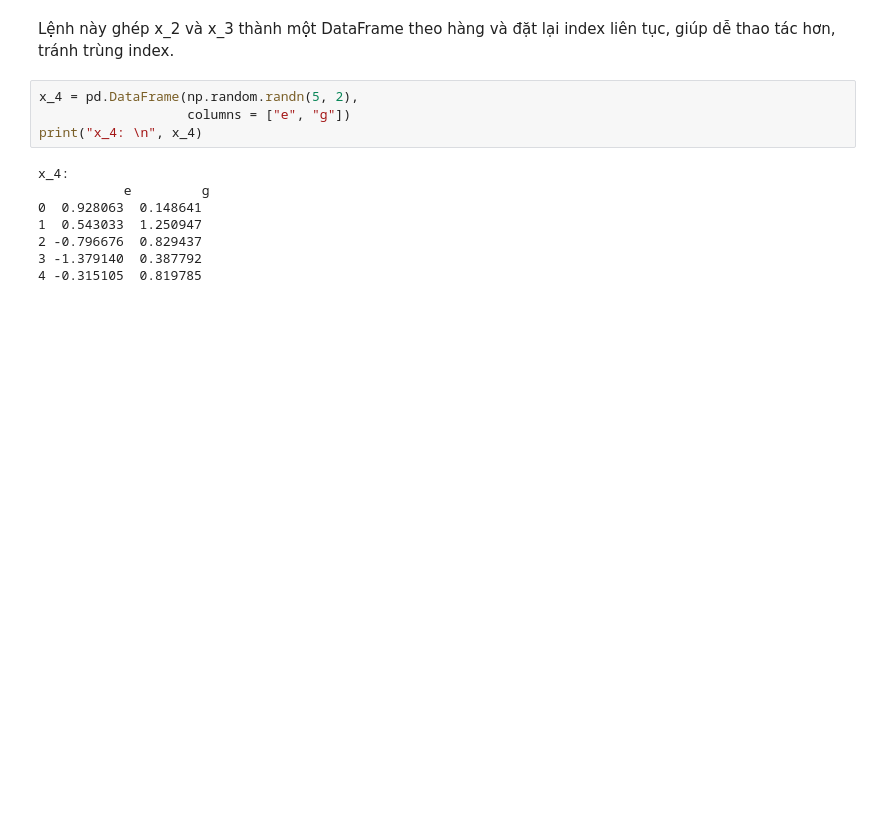
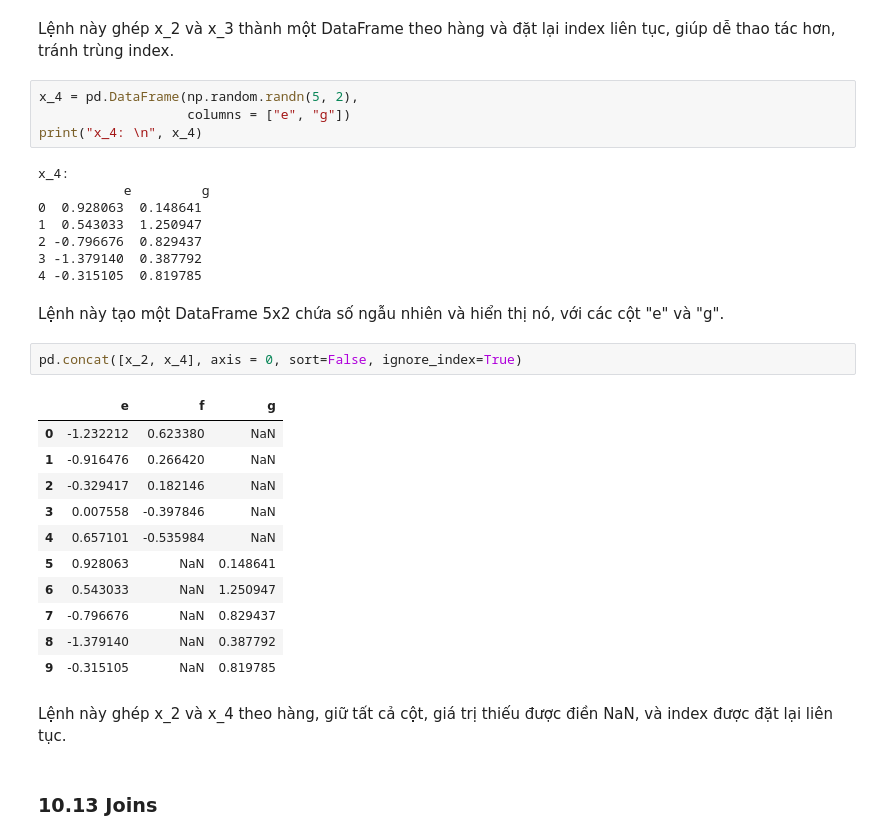
Before and after one commit to baotram19/UEH-KTLT-ECO25, a Jupyter notebook: Python_for_economists/Chapter_10.ipynb, the cells around one changed output. Cells and saved outputs as stored; diff of their text form; blank space fills up the shorter version.

```diff
--- a/Python_for_economists/Chapter_10.ipynb
+++ b/Python_for_economists/Chapter_10.ipynb
@@ -2081,3 +2081,23 @@ x_4:
 2 -0.796676  0.829437
 3 -1.379140  0.387792
 4 -0.315105  0.819785
+# %% [markdown]
+Lệnh này tạo một DataFrame 5x2 chứa số ngẫu nhiên và hiển thị nó, với các cột "e" và "g".
+# %%
+pd.concat([x_2, x_4], axis = 0, sort=False, ignore_index=True)
+# %% [output]
+|  | e | f | g |
+| 0 | -1.232212 | 0.623380 | NaN |
+| 1 | -0.916476 | 0.266420 | NaN |
+| 2 | -0.329417 | 0.182146 | NaN |
+| 3 | 0.007558 | -0.397846 | NaN |
+| 4 | 0.657101 | -0.535984 | NaN |
+| 5 | 0.928063 | NaN | 0.148641 |
+| 6 | 0.543033 | NaN | 1.250947 |
+| 7 | -0.796676 | NaN | 0.829437 |
+| 8 | -1.379140 | NaN | 0.387792 |
+| 9 | -0.315105 | NaN | 0.819785 |
+# %% [markdown]
+Lệnh này ghép x_2 và x_4 theo hàng, giữ tất cả cột, giá trị thiếu được điền NaN, và index được đặt lại liên tục.
+# %% [markdown]
+### 10.13 Joins
```
Also changed, not shown: parts of 44 cells of this notebook.
